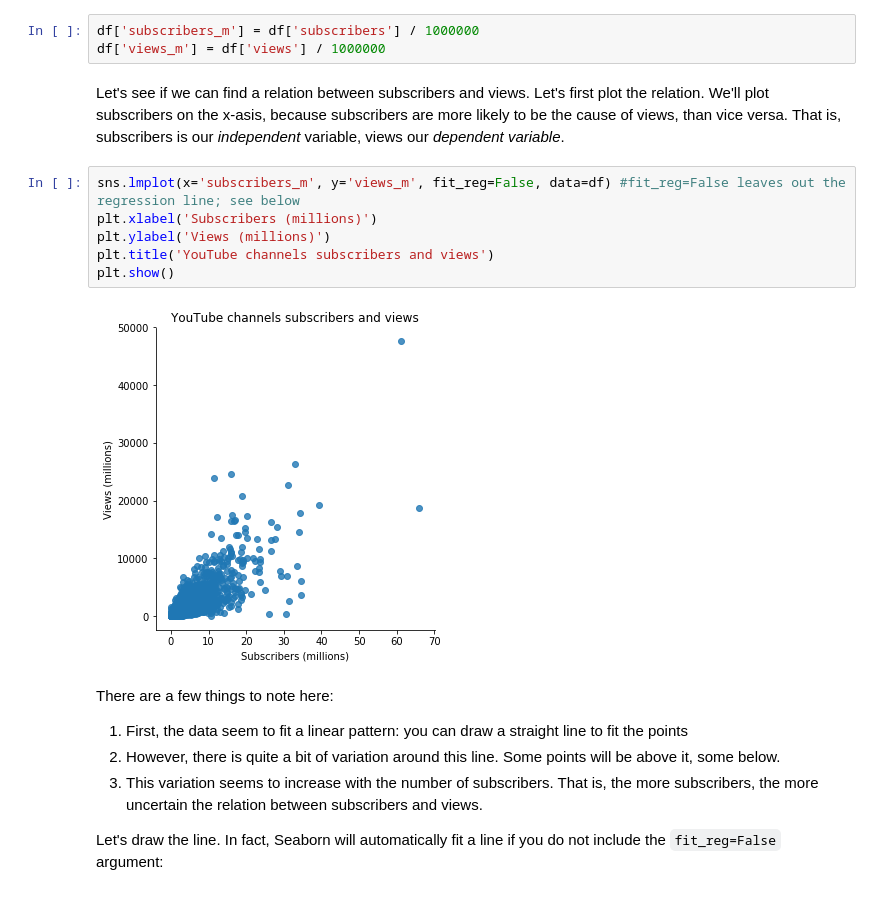
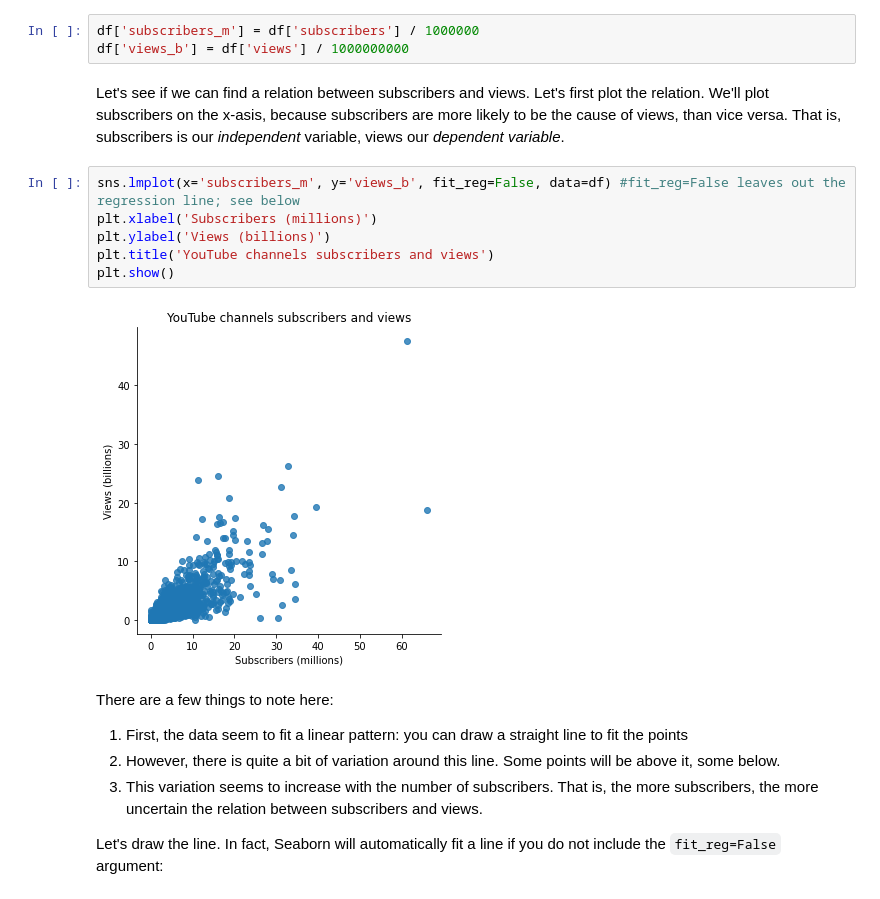
Before and after one commit to jonasmoons/data-driven-learning, a Jupyter notebook: examples/linear_regression/linear_regression.ipynb, the cells around one changed output. Saved outputs shown, nothing was run; the diff lists cells and outputs as text.

```diff
--- a/examples/linear_regression/linear_regression.ipynb
+++ b/examples/linear_regression/linear_regression.ipynb
@@ -28,16 +28,16 @@ Again, these big numbers are kind of hard to work with. Let's divide the subscri
 # %%
 df['subscribers_m'] = df['subscribers'] / 1000000
-df['views_m'] = df['views'] / 1000000
+df['views_b'] = df['views'] / 1000000000
 # %% [markdown]
 Let's see if we can find a relation between subscribers and views. Let's first plot the relation. We'll plot subscribers on the x-asis, because subscribers are more likely to be the cause of views, than vice versa. That is, subscribers is our _independent_ variable, views our _dependent variable_.
 # %%
-sns.lmplot(x='subscribers_m', y='views_m', fit_reg=False, data=df) #fit_reg=False leaves out the regression line; see below
+sns.lmplot(x='subscribers_m', y='views_b', fit_reg=False, data=df) #fit_reg=False leaves out the regression line; see below
 plt.xlabel('Subscribers (millions)')
-plt.ylabel('Views (millions)')
+plt.ylabel('Views (billions)')
 plt.title('YouTube channels subscribers and views')
 plt.show()
 # %% [output]
-[figure, old version]
+[figure, new version]
 # %% [markdown]
 There are a few things to note here:
 1. First, the data seem to fit a linear pattern: you can draw a straight line to fit the points
```
Also changed, not shown: parts of 6 cells of this notebook, 7 other files.
